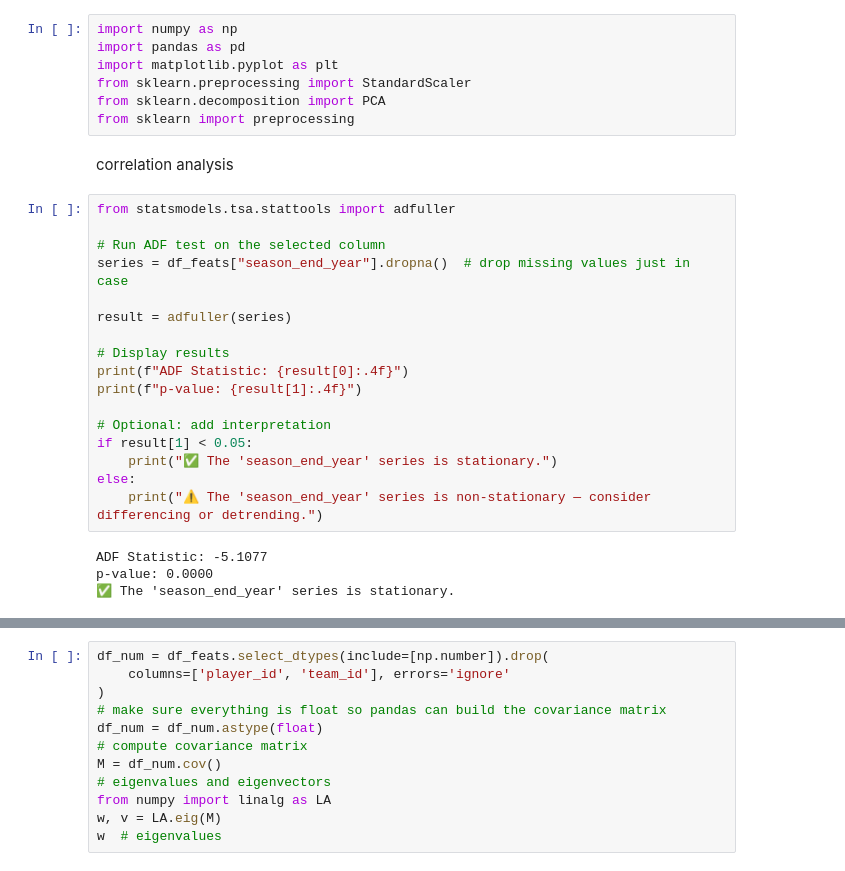
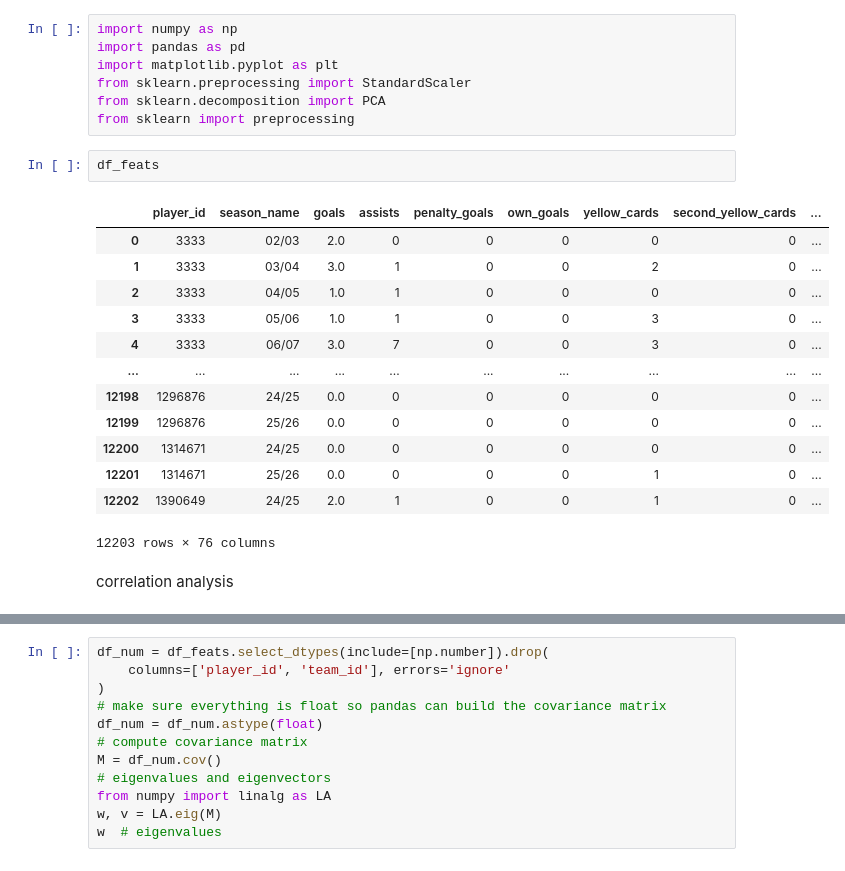
Before and after one commit to leokonma/Machine-learning, a Jupyter notebook: Model_Module.ipynb, the cells around one changed output, grey strips where cells are left out. Drawn from its saved outputs; the diff is of its cells as text.

```diff
--- a/Model_Module.ipynb
+++ b/Model_Module.ipynb
@@ -28,28 +15,23 @@ import matplotlib.pyplot as plt
 from sklearn.preprocessing import StandardScaler
 from sklearn.decomposition import PCA
 from sklearn import preprocessing
+# %%
+df_feats
+# %% [output]
+|  | player_id | season_name | goals | assists | penalty_goals | own_goals | yellow_cards | second_yellow_cards | ... |
+| 0 | 3333 | 02/03 | 2.0 | 0 | 0 | 0 | 0 | 0 | ... |
+| 1 | 3333 | 03/04 | 3.0 | 1 | 0 | 0 | 2 | 0 | ... |
+| 2 | 3333 | 04/05 | 1.0 | 1 | 0 | 0 | 0 | 0 | ... |
+| 3 | 3333 | 05/06 | 1.0 | 1 | 0 | 0 | 3 | 0 | ... |
+| 4 | 3333 | 06/07 | 3.0 | 7 | 0 | 0 | 3 | 0 | ... |
+| ... | ... | ... | ... | ... | ... | ... | ... | ... | ... |
+| 12198 | 1296876 | 24/25 | 0.0 | 0 | 0 | 0 | 0 | 0 | ... |
+| 12199 | 1296876 | 25/26 | 0.0 | 0 | 0 | 0 | 0 | 0 | ... |
+| 12200 | 1314671 | 24/25 | 0.0 | 0 | 0 | 0 | 0 | 0 | ... |
+| 12201 | 1314671 | 25/26 | 0.0 | 0 | 0 | 0 | 1 | 0 | ... |
+| 12202 | 1390649 | 24/25 | 2.0 | 1 | 0 | 0 | 1 | 0 | ... |
+12203 rows × 76 columns
 # %% [markdown]
 correlation analysis
-# %%
-from statsmodels.tsa.stattools import adfuller
-
-# Run ADF test on the selected column
-series = df_feats["season_end_year"].dropna()  # drop missing values just in case
-
-result = adfuller(series)
-
-# Display results
-print(f"ADF Statistic: {result[0]:.4f}")
-print(f"p-value: {result[1]:.4f}")
-
-# Optional: add interpretation
-if result[1] < 0.05:
-    print("✅ The 'season_end_year' series is stationary.")
-else:
-    print("⚠️ The 'season_end_year' series is non-stationary — consider differencing or detrending.")
-# %% [output]
-ADF Statistic: -5.1077
-p-value: 0.0000
-✅ The 'season_end_year' series is stationary.
 # %%
 safe_cols = [
```
Also changed, not shown: parts of 14 cells of this notebook.
